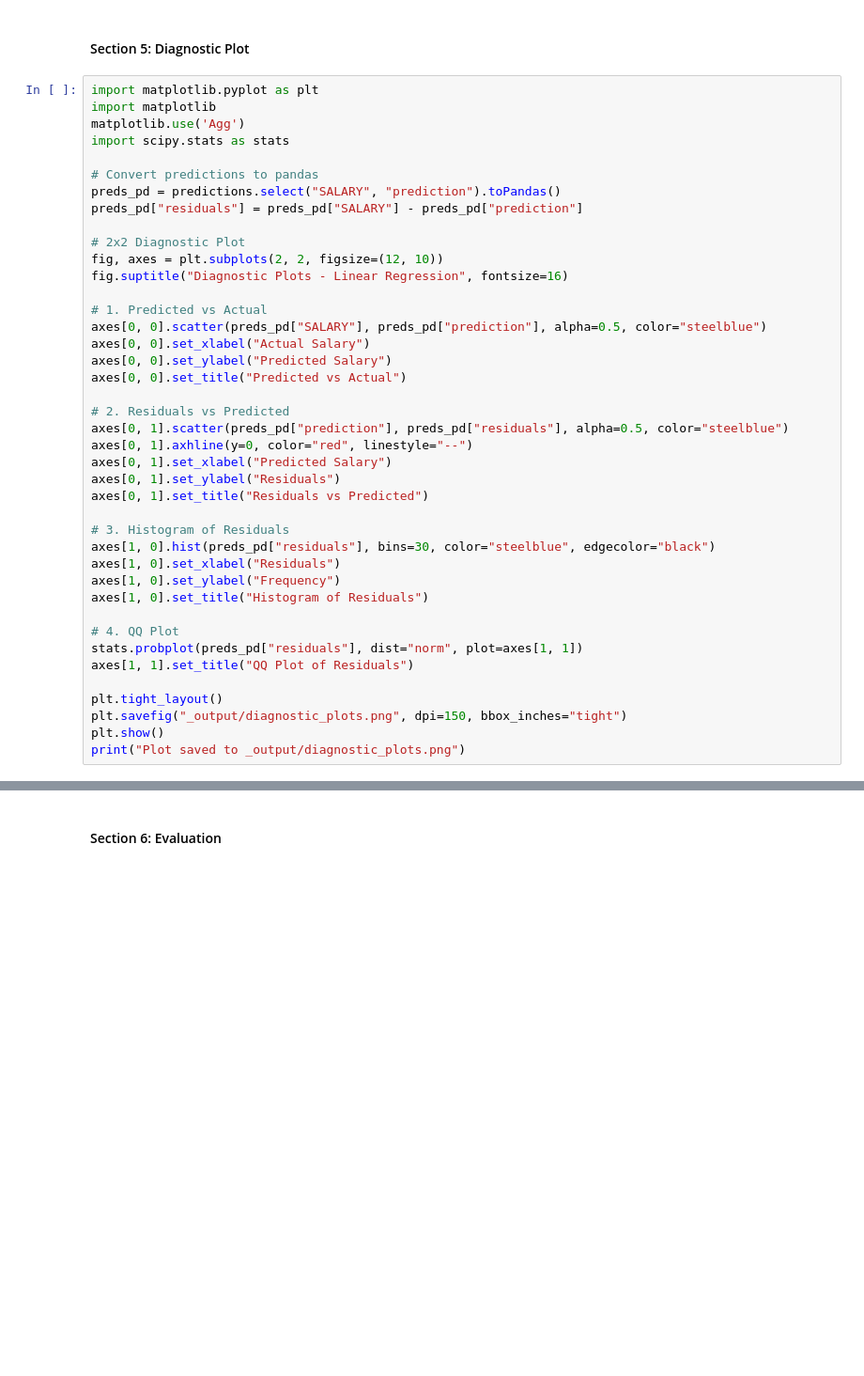
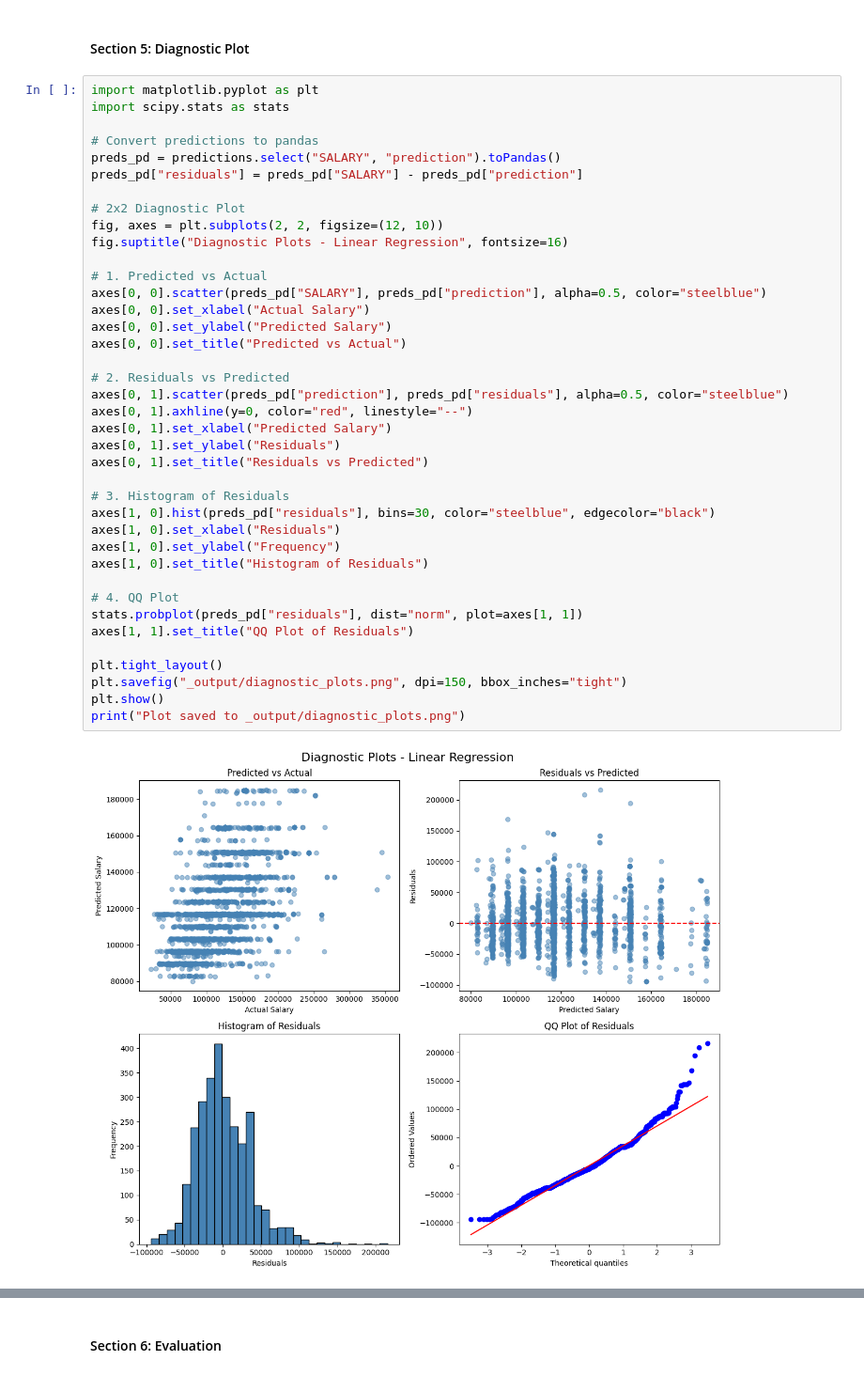
Before and after one commit to meerachaddha/meerachaddha.github.io, a Jupyter notebook: lab09/lab09_meerachaddha.ipynb, the cells around one changed output, grey strips where cells are left out. Shown at 94% size. Saved outputs shown, nothing was run; the diff lists cells and outputs as text; blank space fills up the shorter version.

```diff
--- a/lab09/lab09_meerachaddha.ipynb
+++ b/lab09/lab09_meerachaddha.ipynb
@@ -176,8 +176,6 @@ Length of pvals: 5
 #### Section 5: Diagnostic Plot
 # %%
 import matplotlib.pyplot as plt
-import matplotlib
-matplotlib.use('Agg')
 import scipy.stats as stats
 
 # Convert predictions to pandas
@@ -189,33 +187,34 @@ fig, axes = plt.subplots(2, 2, figsize=(12, 10))
 fig.suptitle("Diagnostic Plots - Linear Regression", fontsize=16)
 
 # 1. Predicted vs Actual
 axes[0, 0].scatter(preds_pd["SALARY"], preds_pd["prediction"], alpha=0.5, color="steelblue")
 axes[0, 0].set_xlabel("Actual Salary")
 axes[0, 0].set_ylabel("Predicted Salary")
 axes[0, 0].set_title("Predicted vs Actual")
 
 # 2. Residuals vs Predicted
 axes[0, 1].scatter(preds_pd["prediction"], preds_pd["residuals"], alpha=0.5, color="steelblue")
 axes[0, 1].axhline(y=0, color="red", linestyle="--")
 axes[0, 1].set_xlabel("Predicted Salary")
 axes[0, 1].set_ylabel("Residuals")
 axes[0, 1].set_title("Residuals vs Predicted")
 
 # 3. Histogram of Residuals
 axes[1, 0].hist(preds_pd["residuals"], bins=30, color="steelblue", edgecolor="black")
 axes[1, 0].set_xlabel("Residuals")
 axes[1, 0].set_ylabel("Frequency")
 axes[1, 0].set_title("Histogram of Residuals")
 
 # 4. QQ Plot
 stats.probplot(preds_pd["residuals"], dist="norm", plot=axes[1, 1])
 axes[1, 1].set_title("QQ Plot of Residuals")
 
 plt.tight_layout()
 plt.savefig("_output/diagnostic_plots.png", dpi=150, bbox_inches="tight")
 plt.show()
 print("Plot saved to _output/diagnostic_plots.png")
 # %% [output]
+[figure, added]
 Plot saved to _output/diagnostic_plots.png
 # %% [markdown]
 #### Section 6: Evaluation
```
Also changed, not shown: parts of 3 cells of this notebook, 6 other files.
